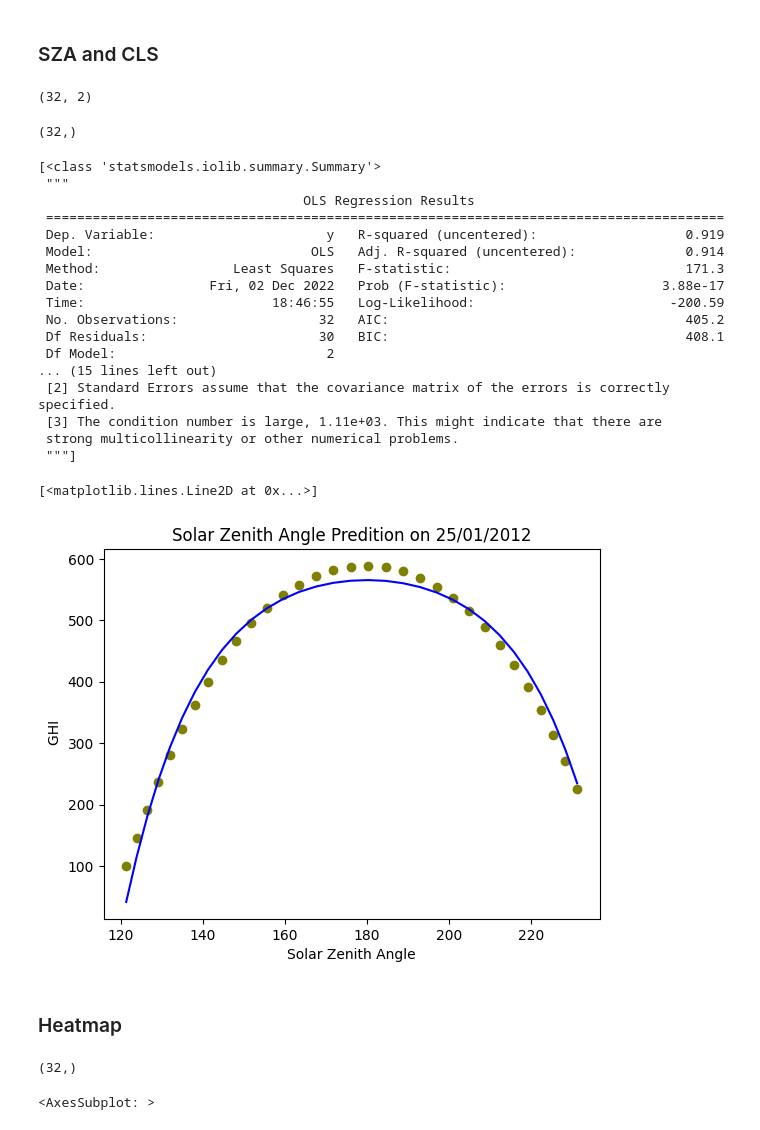
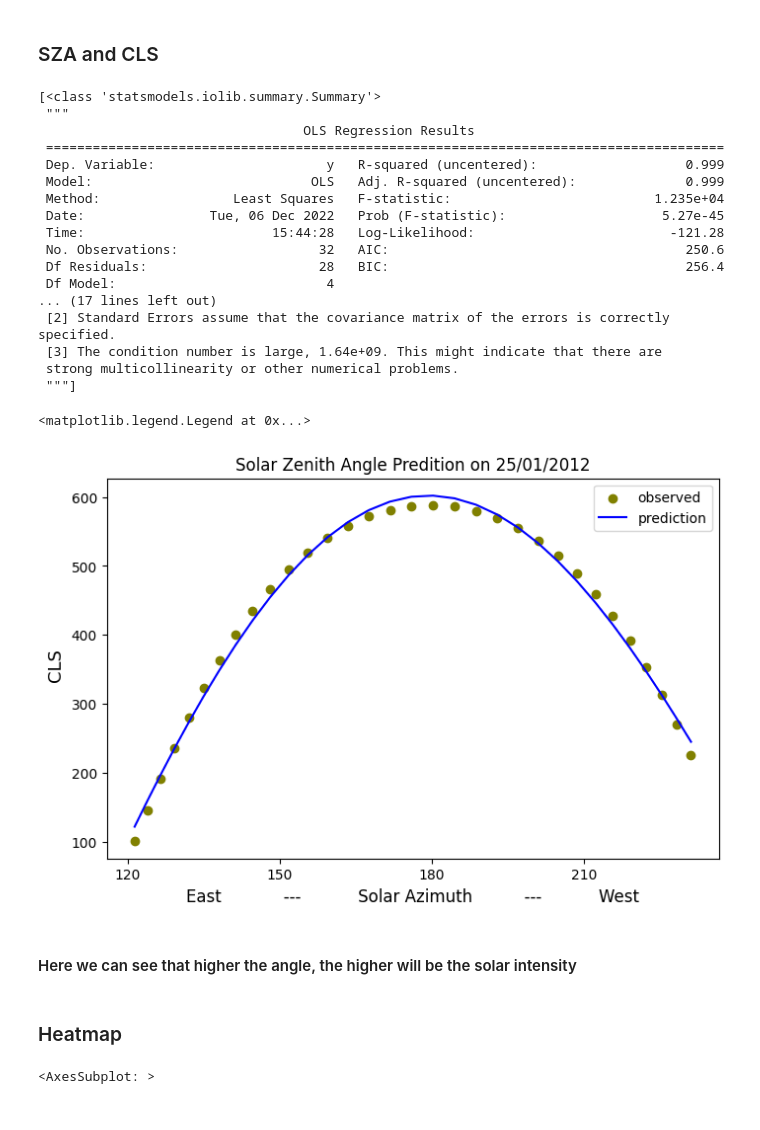
Before and after one commit to fedegiallorosso/solar_forecasting, a Jupyter notebook: notebooks/Emilio_linear_regression.ipynb, the cells around one changed output. Drawn from its saved outputs; the diff is of its cells as text; code cells hidden in the pictures.

Commit message:
few updates on emilio lin reg file and emilio model

```diff
--- a/notebooks/Emilio_linear_regression.ipynb
+++ b/notebooks/Emilio_linear_regression.ipynb
@@ -196,18 +206,10 @@ plt.plot(SAA_vect,CLS_pred, color='blue')
 # %% [markdown]
 ### SZA and CLS
-# %%
-# x2 - SZA
-# y - CLS
-# modifying array
-# modifying array
-x2_ = PolynomialFeatures(degree=2, include_bias=False).fit_transform(x2)
-print(x2_.shape)
-model2 = sm.OLS(y, x2_).fit()
-ypred = model2.predict(x2_)
-ypred.shape
-# %% [output]
-(32, 2)
-(32,)
+# %%
+model_init2 = PolynomialFeatures(degree=4, include_bias=False)
+feature_transformed2 = model_init2.fit_transform(SZA_vect)
+model2 = sm.OLS(arr_CLS, feature_transformed2).fit()
+CLS_pred2 = model2.predict(feature_transformed2)
 # %%
 [model2.summary()]
 # %% [output]
@@ -215,27 +217,36 @@ ypred.shape
  """
                                   OLS Regression Results
  =======================================================================================
- Dep. Variable:                      y   R-squared (uncentered):                   0.919
- Model:                            OLS   Adj. R-squared (uncentered):              0.914
- Method:                 Least Squares   F-statistic:                              171.3
- Date:                Fri, 02 Dec 2022   Prob (F-statistic):                    3.88e-17
- Time:                        18:46:55   Log-Likelihood:                         -200.59
- No. Observations:                  32   AIC:                                      405.2
- Df Residuals:                      30   BIC:                                      408.1
- Df Model:                           2
-... (15 lines left out)
+ Dep. Variable:                      y   R-squared (uncentered):                   0.999
+ Model:                            OLS   Adj. R-squared (uncentered):              0.999
+ Method:                 Least Squares   F-statistic:                          1.235e+04
+ Date:                Tue, 06 Dec 2022   Prob (F-statistic):                    5.27e-45
+ Time:                        15:44:28   Log-Likelihood:                         -121.28
+ No. Observations:                  32   AIC:                                      250.6
+ Df Residuals:                      28   BIC:                                      256.4
+ Df Model:                           4
+... (17 lines left out)
  [2] Standard Errors assume that the covariance matrix of the errors is correctly specified.
- [3] The condition number is large, 1.11e+03. This might indicate that there are
+ [3] The condition number is large, 1.64e+09. This might indicate that there are
  strong multicollinearity or other numerical problems.
  """]
 # %%
-plt.title("Solar Zenith Angle Predition on 25/01/2012")
-plt.xlabel("Solar Zenith Angle")
-plt.ylabel("        GHI       ")
-plt.scatter(x2,y, color='olive')
-plt.plot(x2,ypred, color='blue')
+plt.figure(figsize=(8,5))
+plt.title("Solar Zenith Angle Predition on 25/01/2012",
+          fontsize=12)
+plt.xlabel("East            ---           Solar Azimuth          ---           West",
+           fontsize=12)
+plt.ylabel("        CLS       ",
+           fontsize=13)
+#plt.grid()
+plt.xticks([60,90,120, 150, 180, 210, 240, 270])
+plt.scatter(SZA_vect,arr_CLS, color='olive', label ='observed')
+plt.plot(SZA_vect,CLS_pred2, color='blue', label ='prediction');
+plt.legend(loc="upper right")
 # %% [output]
-[<matplotlib.lines.Line2D at 0x...>]
+<matplotlib.legend.Legend at 0x...>
-[figure, old version]
+[figure, new version]
+# %% [markdown]
+#### Here we can see that higher the angle, the higher will be the solar intensity
 # %% [markdown]
 ### Heatmap
@@ -244,7 +253,3 @@ features_df = pd.DataFrame({'CLS': arr_CLS, 'SAA': arr_SAA, 'SZA': arr_SZA})
-# %%
-arr_CLS.shape
-# %% [output]
-(32,)
 # %%
 features_df = pd.DataFrame({'CLS': arr_CLS, 'SAA': arr_SAA, 'SZA': arr_SZA})
 plt.figure(figsize = (4,4))
```
Also changed, not shown: parts of 12 cells of this notebook, 1 other file.
